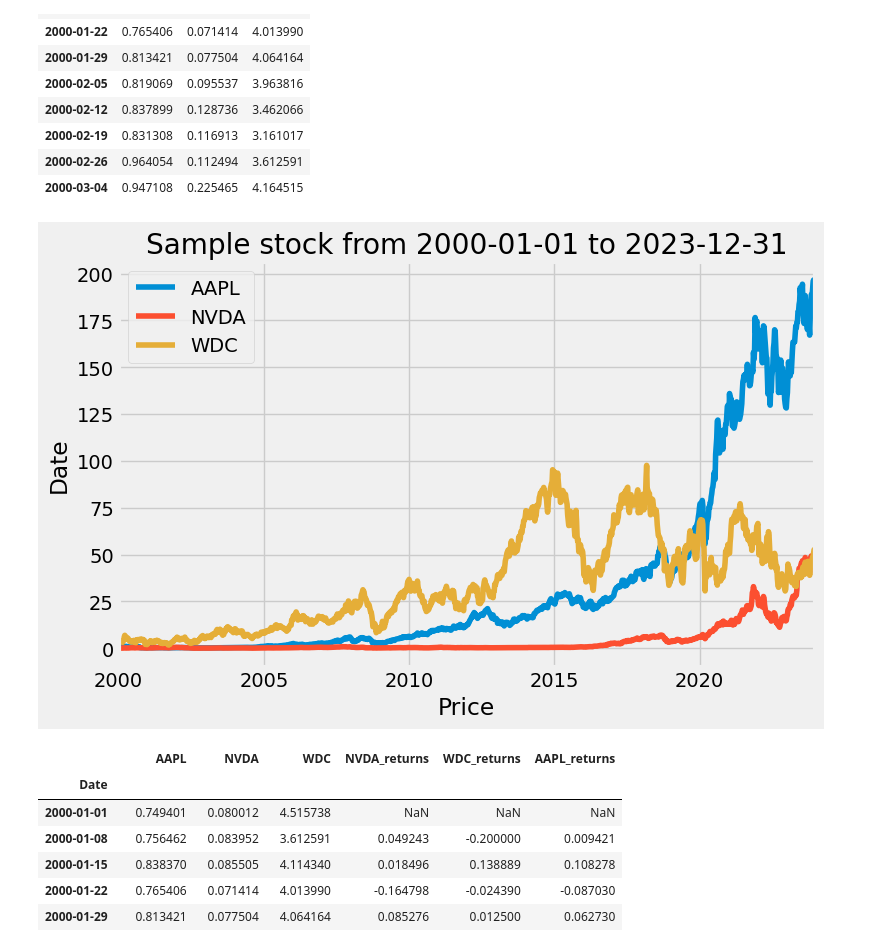
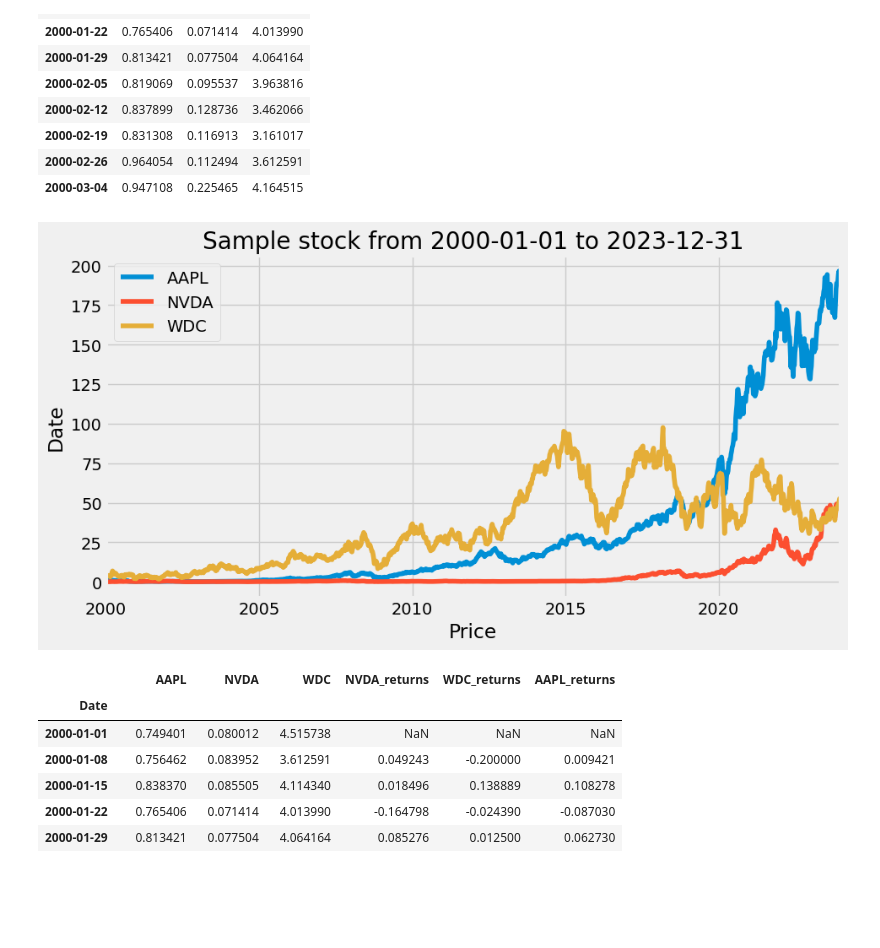
Before and after one commit to pNatTueku/codingProjectwithPython, a Jupyter notebook: project_07_stock_price_list.ipynb, the cells around one changed output. Saved outputs shown, nothing was run; the diff lists cells and outputs as text; code cells hidden in the pictures; blank space fills up the shorter version.

```diff
--- a/project_07_stock_price_list.ipynb
+++ b/project_07_stock_price_list.ipynb
@@ -113,14 +113,14 @@ df.head(10)
 # %%
 # plot
 
-mlp.rcParams['figure.figsize'] = (8, 5)
+mlp.rcParams['figure.figsize'] = (10, 5)
 df.plot()
 plt.title(f'Sample stock from {start} to {end}')
 plt.xlabel('Price')
 plt.ylabel('Date')
 plt.show()
 # %% [output]
-[figure, old version]
+[figure, new version]
 # %%
 # calculate simple return
 
```
